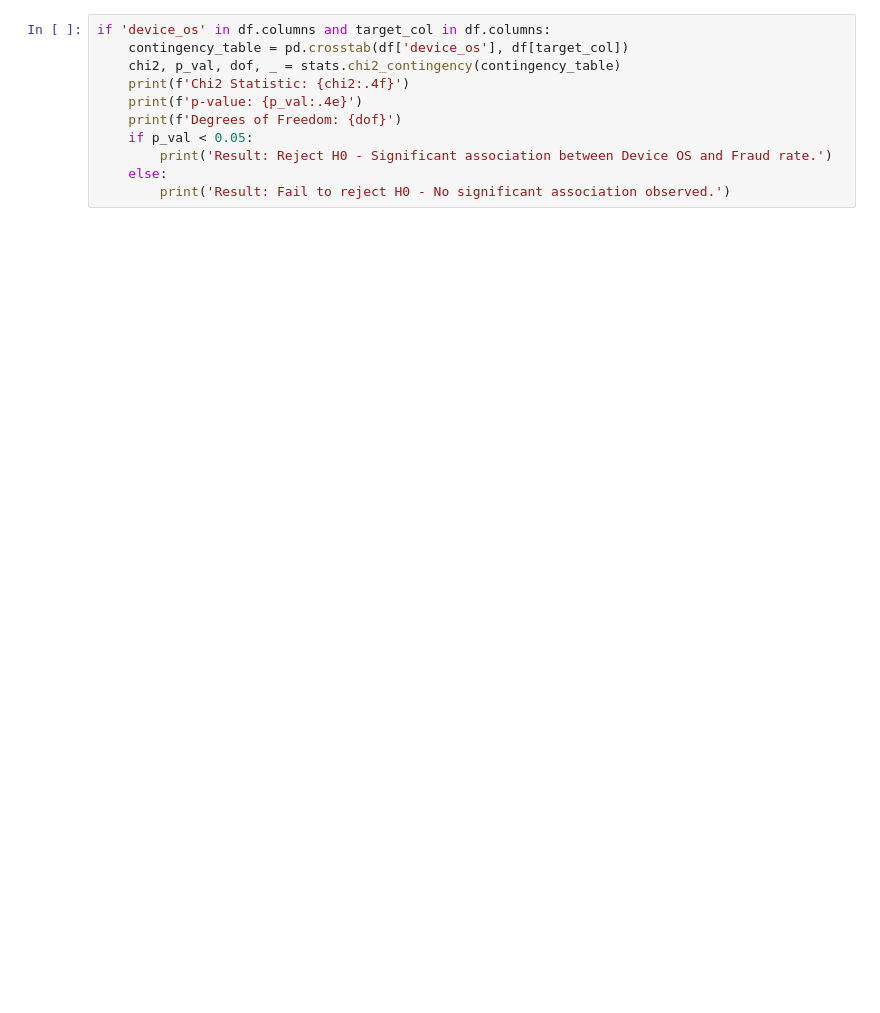
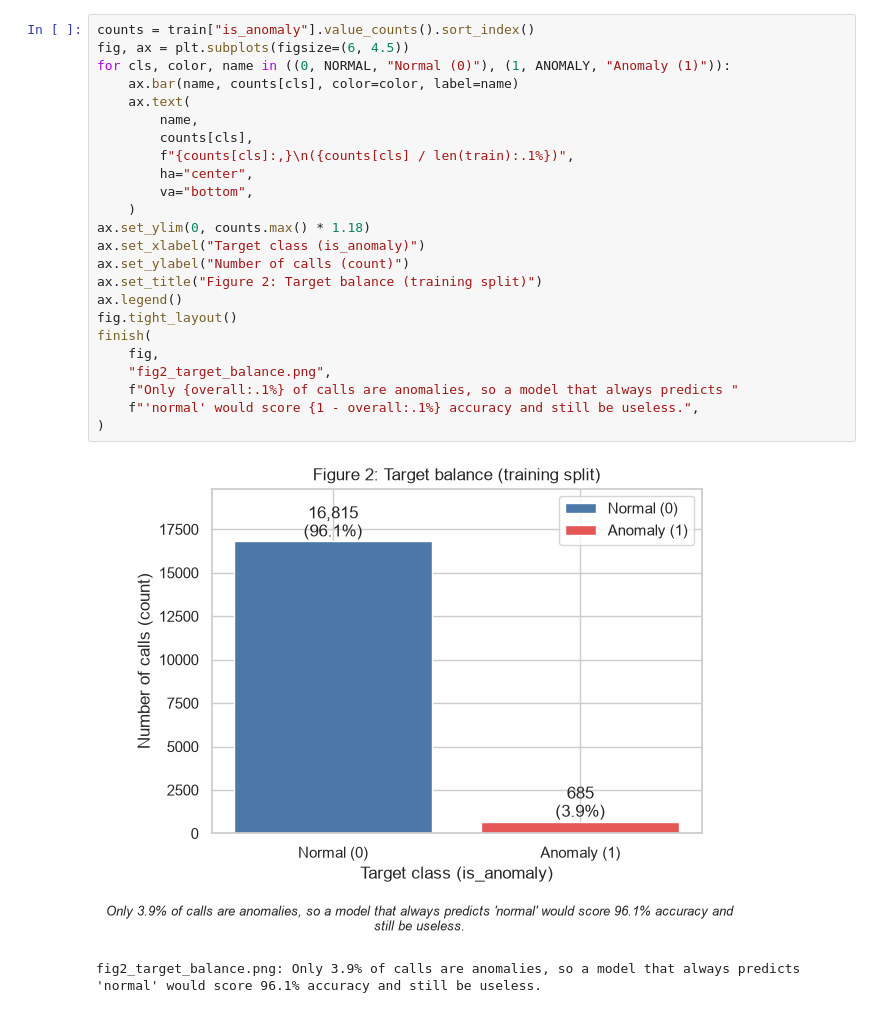
Before and after one commit to abhishekadbhute-create/abhishek-attenomy-ml-internship, a Jupyter notebook: notebooks/02_eda.ipynb, the cells around one changed output. Cells and saved outputs as stored; diff of their text form; blank space fills up the shorter version.

```diff
--- a/notebooks/02_eda.ipynb
+++ b/notebooks/02_eda.ipynb
@@ -41,11 +106,27 @@ Perform formal hypothesis testing (e.g. Chi-Square test of independence for devi
-# %%
-if 'device_os' in df.columns and target_col in df.columns:
-    contingency_table = pd.crosstab(df['device_os'], df[target_col])
-    chi2, p_val, dof, _ = stats.chi2_contingency(contingency_table)
-    print(f'Chi2 Statistic: {chi2:.4f}')
-    print(f'p-value: {p_val:.4e}')
-    print(f'Degrees of Freedom: {dof}')
-    if p_val < 0.05:
-        print('Result: Reject H0 - Significant association between Device OS and Fraud rate.')
-    else:
-        print('Result: Fail to reject H0 - No significant association observed.')
+# %%
+counts = train["is_anomaly"].value_counts().sort_index()
+fig, ax = plt.subplots(figsize=(6, 4.5))
+for cls, color, name in ((0, NORMAL, "Normal (0)"), (1, ANOMALY, "Anomaly (1)")):
+    ax.bar(name, counts[cls], color=color, label=name)
+    ax.text(
+        name,
+        counts[cls],
+        f"{counts[cls]:,}\n({counts[cls] / len(train):.1%})",
+        ha="center",
+        va="bottom",
+    )
+ax.set_ylim(0, counts.max() * 1.18)
+ax.set_xlabel("Target class (is_anomaly)")
+ax.set_ylabel("Number of calls (count)")
+ax.set_title("Figure 2: Target balance (training split)")
+ax.legend()
+fig.tight_layout()
+finish(
+    fig,
+    "fig2_target_balance.png",
+    f"Only {overall:.1%} of calls are anomalies, so a model that always predicts "
+    f"'normal' would score {1 - overall:.1%} accuracy and still be useless.",
+)
+# %% [output]
+[figure, added]
+fig2_target_balance.png: Only 3.9% of calls are anomalies, so a model that always predicts 'normal' would score 96.1% accuracy and still be useless.
```
Also changed, not shown: parts of 26 cells of this notebook, 8 other files.
